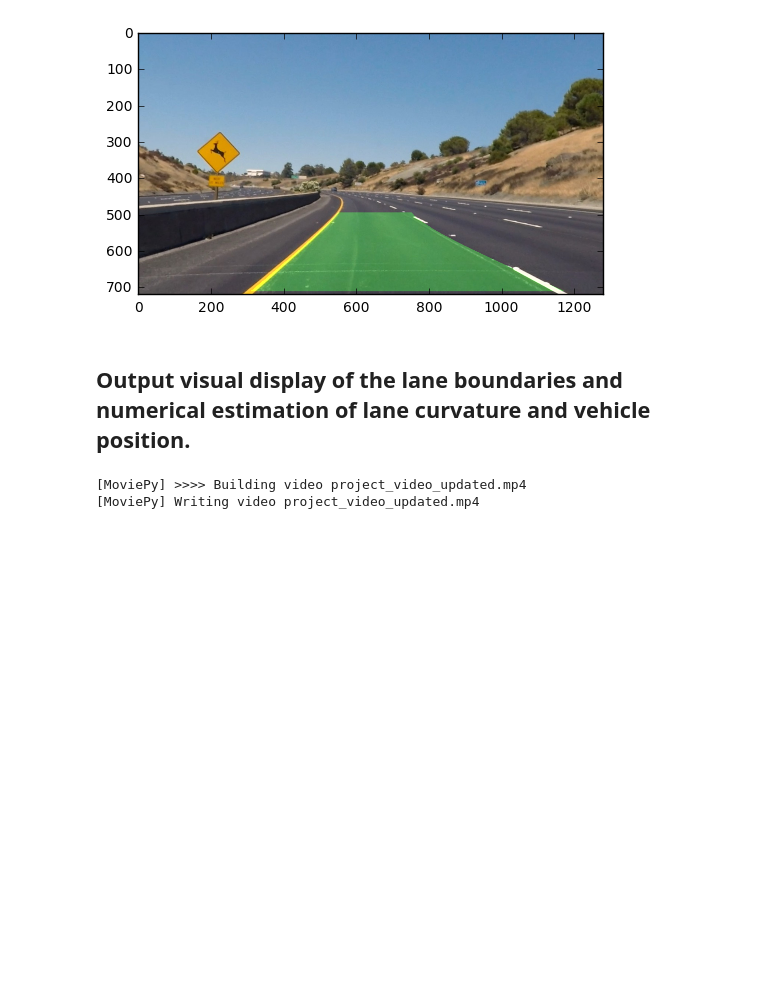
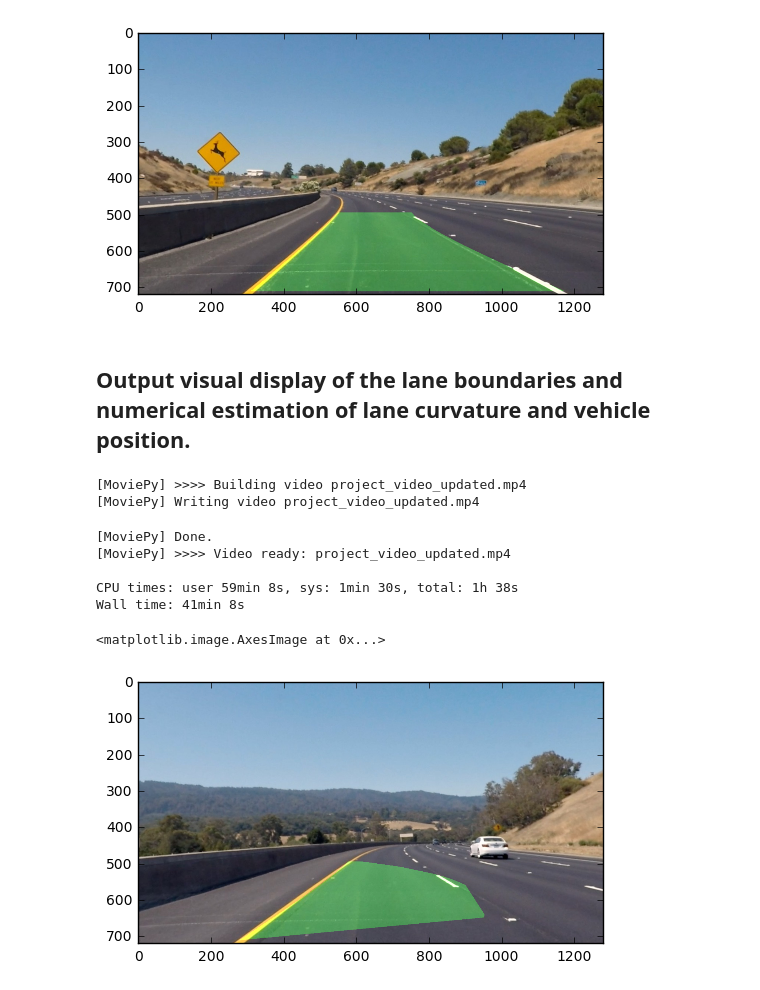
Before and after one commit to ravindar/CarND-Advanced-Lane-Lines, a Jupyter notebook: P4.ipynb, the cells around one changed output. Cells and saved outputs as stored; diff of their text form; code cells hidden in the pictures; blank space fills up the shorter version.

```diff
--- a/P4.ipynb
+++ b/P4.ipynb
@@ -189,10 +223,25 @@ def color_transform(img, s_thresh=(170, 255), sx_thresh=(20, 100)):
     return s_binary, combined_binary
 
 
-image = mpimg.imread('test_images/test2.jpg')
-undst = cv2.undistort(image, mtx, dist, None, mtx)
+image1 = mpimg.imread('test_images/test1.jpg')
+undst1 = cv2.undistort(image, mtx, dist, None, mtx)
 
-s_b, combined_b = color_transform(image)
+image2 = mpimg.imread('test_images/test2.jpg')
+undst2 = cv2.undistort(image, mtx, dist, None, mtx)
+
+image3 = mpimg.imread('test_images/test3.jpg')
+undst3 = cv2.undistort(image, mtx, dist, None, mtx)
+
+image4 = mpimg.imread('test_images/test4.jpg')
+undst4 = cv2.undistort(image, mtx, dist, None, mtx)
+
+image5 = mpimg.imread('test_images/test5.jpg')
+undst5 = cv2.undistort(image, mtx, dist, None, mtx)
+
+image6 = mpimg.imread('test_images/test6.jpg')
+undst6 = cv2.undistort(image, mtx, dist, None, mtx)
+
+s_b, combined_b = color_transform(image1)
 
 s_b_transformed = perspective_transform(s_b, src, dst, (s_b.shape[1], s_b.shape[0]))
 combined_b_transformed = perspective_transform(combined_b, src, dst, (combined_b.shape[1], combined_b.shape[0]))
@@ -314,7 +363,7 @@ def pipeline(image):
     undst = cv2.undistort(image, mtx, dist, None, mtx)
 
     s_b, combined_b = color_transform(image)
-    s_b_transformed = perspective_transform(s_b, src, dst, (s_b.shape[1], s_b.shape[0]))
+    #s_b_transformed = perspective_transform(s_b, src, dst, (s_b.shape[1], s_b.shape[0]))
     combined_b_transformed = perspective_transform(combined_b, src, dst, (combined_b.shape[1], combined_b.shape[0]))
 
     left_fitx, ycord_left_line, right_fitx, ycord_right_line, left_curverad, right_curverad = transpose_line(combined_b_transformed)
@@ -328,3 +377,16 @@ project_clip = clip1.fl_image(pipeline)
 # %% [output]
 [MoviePy] >>>> Building video project_video_updated.mp4
 [MoviePy] Writing video project_video_updated.mp4
+[MoviePy] Done.
+[MoviePy] >>>> Video ready: project_video_updated.mp4
+
+CPU times: user 59min 8s, sys: 1min 30s, total: 1h 38s
+Wall time: 41min 8s
+# %%
+# test pipeline for images
+image = mpimg.imread('test_images/test3.jpg')
+r = pipeline(image)
+plt.imshow(r)
+# %% [output]
+<matplotlib.image.AxesImage at 0x...>
+[figure, added]
```
Also changed, not shown: parts of 1 cell of this notebook, 1 other file.
